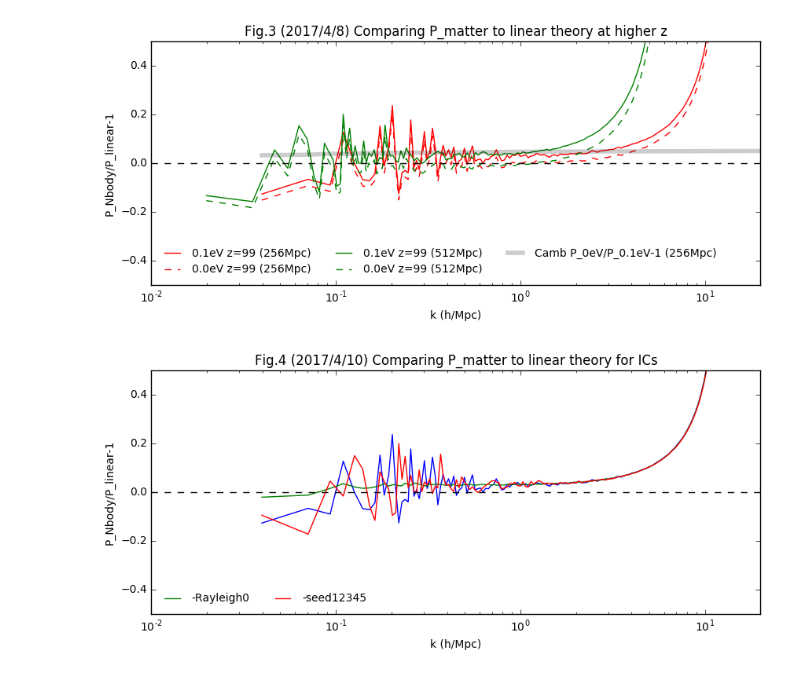
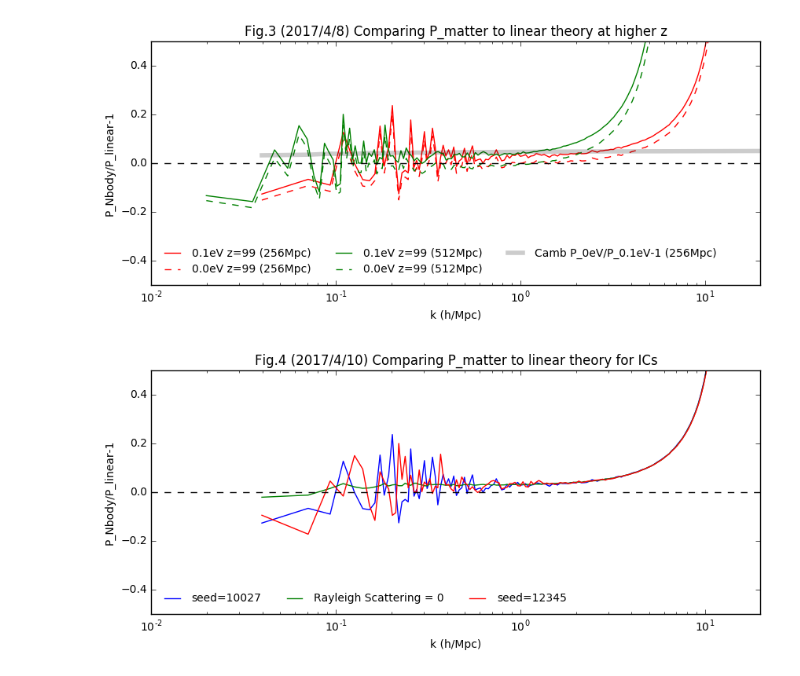
Before and after one commit to liuxx479/neutrino-batch, a Jupyter notebook: plot-matterps.ipynb, the cells around one changed output. Cells and saved outputs as stored; diff of their text form; code cells hidden in the pictures.

```diff
--- a/plot-matterps.ipynb
+++ b/plot-matterps.ipynb
@@ -208,24 +208,25 @@ show()
 # %%
 f=figure(figsize=(10,4))
 ax=f.add_subplot(111)
 
 for iii in range(3):
     fn = ('','-Rayleigh0','-seed12345')[iii]
+    ilabel=['seed=10027','Rayleigh Scattering = 0','seed=12345'][iii]
     ikgadget, iPgadget, iNmodes = np.loadtxt('matterpower/mnv0.10000_om0.30000_As2.1000-Pk-DM-ICs%s'%(fn)).T
     kgadget *= 2*pi/Boxsize
     iPgadget *= Boxsize**3
     iPgadget_binned = bin_array(iPgadget,binsize,iNmodes)
     P_z99_out = interp1d(kcamb_z99, Pcamb_z99)(kgadget_bined)
-    ax.plot(kgadget_bined, iPgadget_binned/P_z99_out-1, label=fn)
+    ax.plot(kgadget_bined, iPgadget_binned/P_z99_out-1, label=ilabel)
 ax.legend(fontsize=10,frameon=0,loc=3, ncol=3)
 ax.plot([1e-2, 20],[0,0],'k--')
 ax.set_xlabel('k (h/Mpc)')
 ax.set_xscale('log')
 ax.set_ylabel('P_Nbody/P_linear-1')
 ax.set_xlim(1e-2,20)
 ax.set_ylim(-0.5,0.5)
 ax.set_title("Fig.4 (2017/4/10) Comparing P_matter to linear theory for ICs")
 
 show()
 # %% [output]
-[figure, old version]
+[figure, new version]
```
